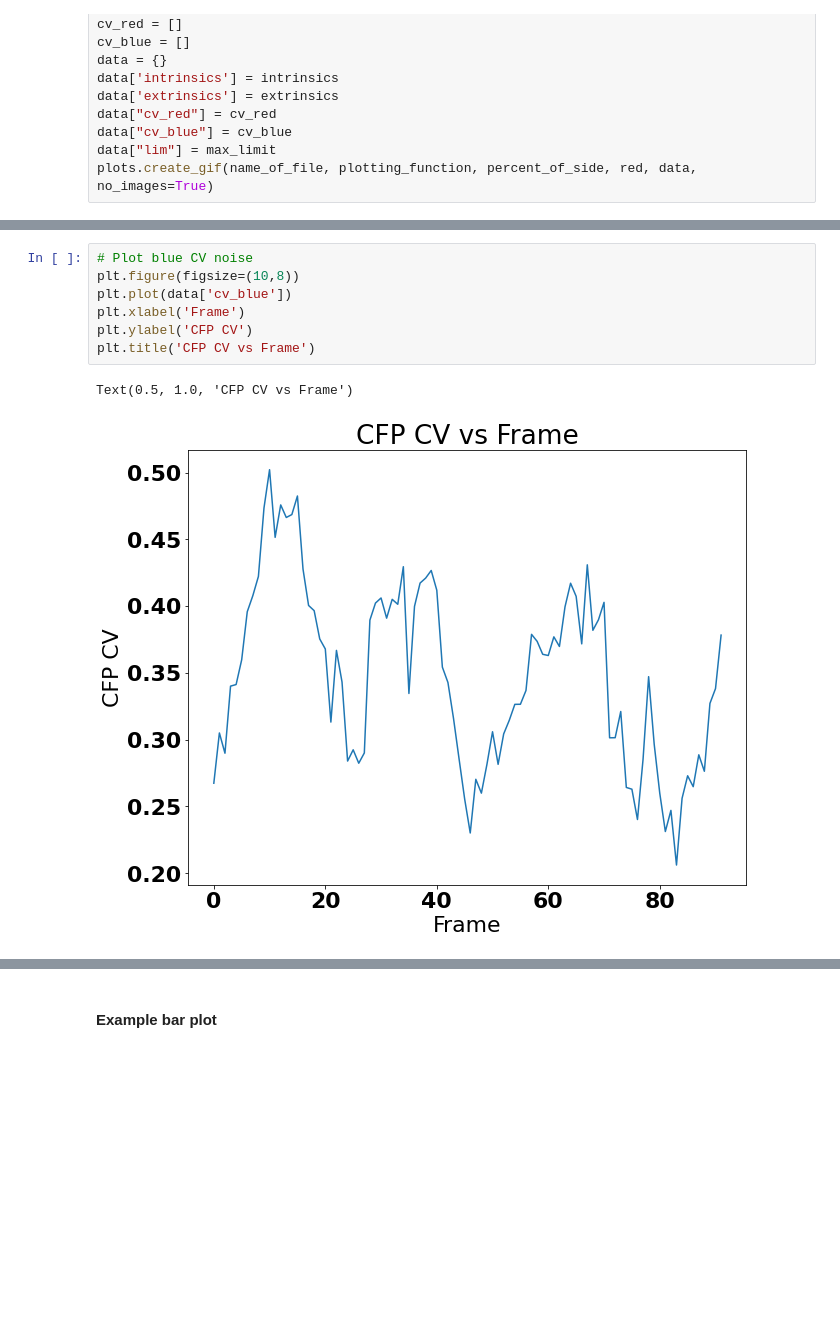
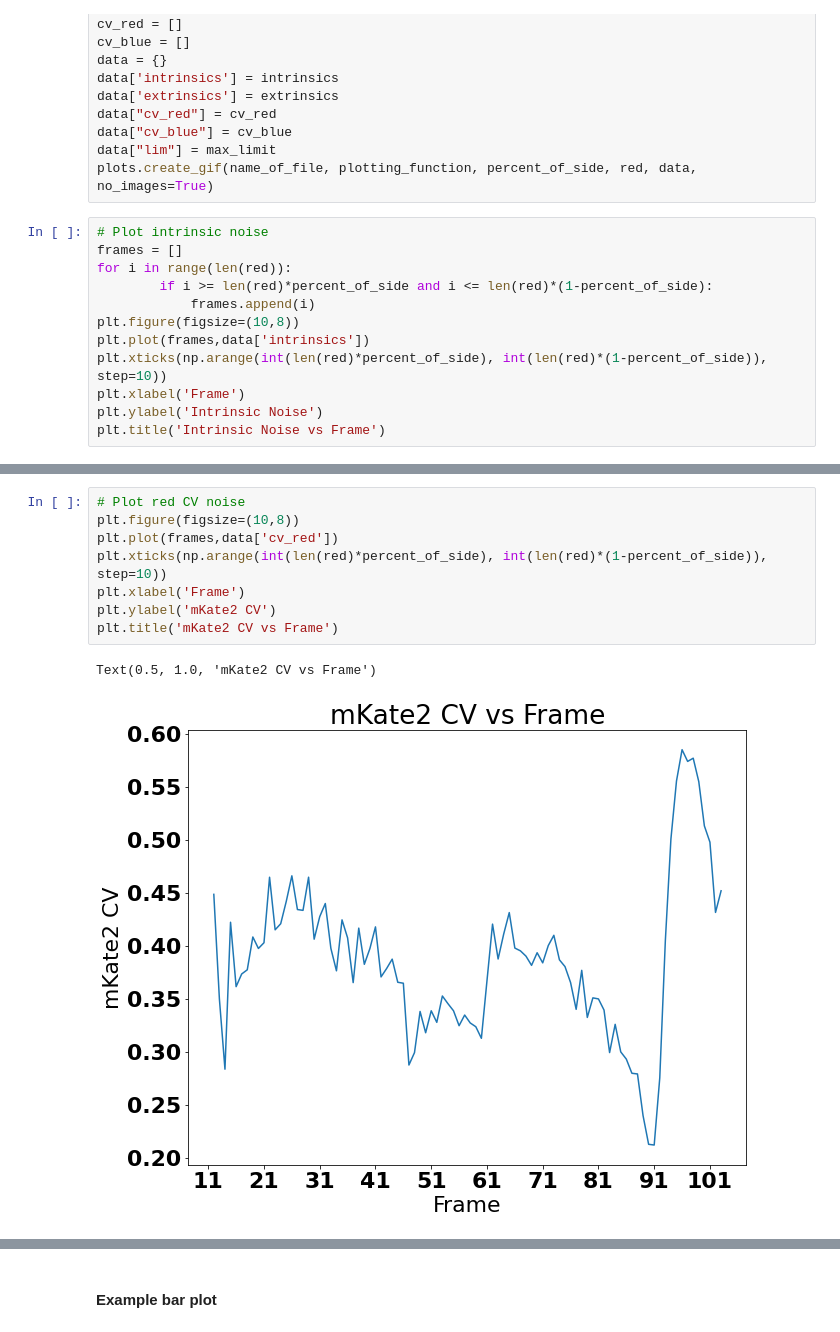
Before and after one commit to degtrdg/spheroid-analysis, a Jupyter notebook: cell_segmentation.ipynb, the cells around one changed output, grey strips where cells are left out. Drawn from its saved outputs; the diff is of its cells as text; blank space fills up the shorter version.

```diff
--- a/cell_segmentation.ipynb
+++ b/cell_segmentation.ipynb
@@ -191,3 +191,15 @@ data["cv_red"] = cv_red
 data["cv_blue"] = cv_blue
 data["lim"] = max_limit
 plots.create_gif(name_of_file, plotting_function, percent_of_side, red, data, no_images=True)
+# %%
+# Plot intrinsic noise
+frames = []
+for i in range(len(red)):
+        if i >= len(red)*percent_of_side and i <= len(red)*(1-percent_of_side):
+            frames.append(i)
+plt.figure(figsize=(10,8))
+plt.plot(frames,data['intrinsics'])
+plt.xticks(np.arange(int(len(red)*percent_of_side), int(len(red)*(1-percent_of_side)), step=10))
+plt.xlabel('Frame')
+plt.ylabel('Intrinsic Noise')
+plt.title('Intrinsic Noise vs Frame')
@@ -214,10 +231,11 @@ Text(0.5, 1.0, 'Extrinsic Noise vs Frame')
 # %%
-# Plot blue CV noise
+# Plot red CV noise
 plt.figure(figsize=(10,8))
-plt.plot(data['cv_blue'])
+plt.plot(frames,data['cv_red'])
+plt.xticks(np.arange(int(len(red)*percent_of_side), int(len(red)*(1-percent_of_side)), step=10))
 plt.xlabel('Frame')
-plt.ylabel('CFP CV')
-plt.title('CFP CV vs Frame')
+plt.ylabel('mKate2 CV')
+plt.title('mKate2 CV vs Frame')
 # %% [output]
-Text(0.5, 1.0, 'CFP CV vs Frame')
+Text(0.5, 1.0, 'mKate2 CV vs Frame')
-[figure, old version]
+[figure, new version]
```
Also changed, not shown: parts of 5 cells of this notebook.
